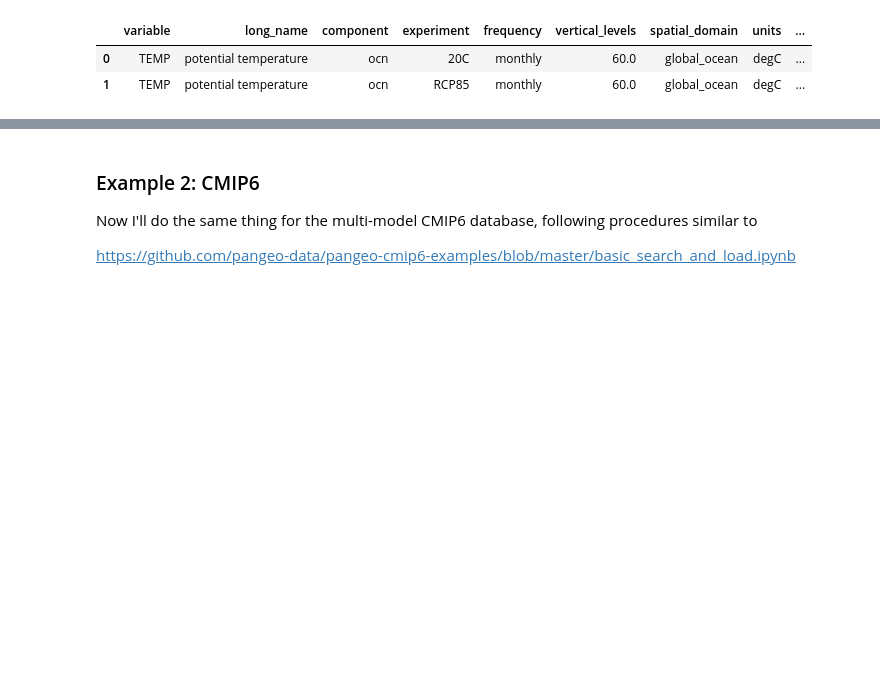
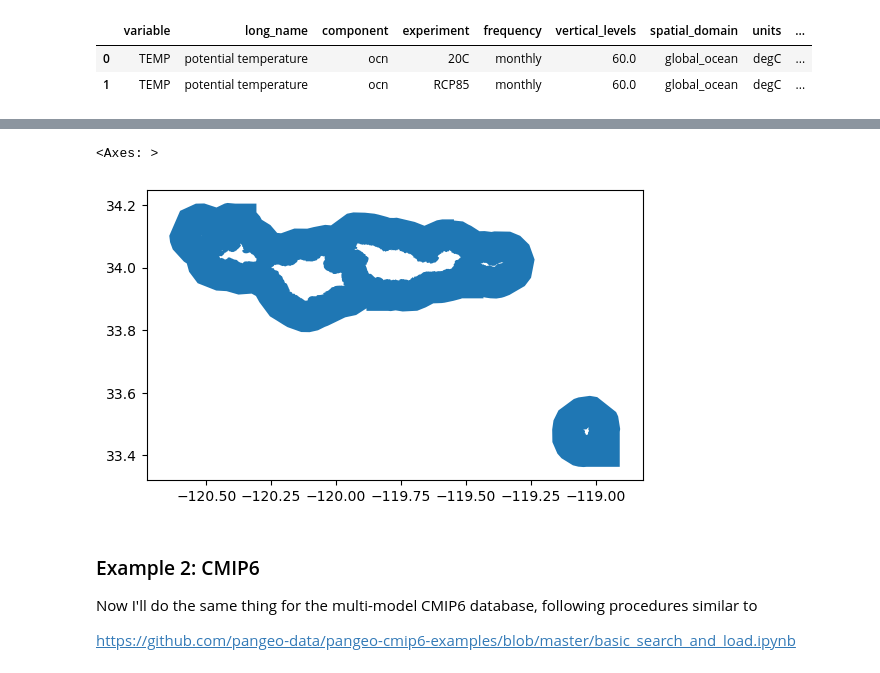
Before and after one commit to olleholt/toolkit, a Jupyter notebook: Diana-scratch-Patty-fiddling.ipynb, the cells around one changed output, grey strips where cells are left out. Cells and saved outputs as stored; diff of their text form; code cells hidden in the pictures; blank space fills up the shorter version.

```diff
--- a/Diana-scratch-Patty-fiddling.ipynb
+++ b/Diana-scratch-Patty-fiddling.ipynb
@@ -123,0 +233,10 @@ Attributes: (0)
+# %%
+cinms = 'cinms_py'
+
+# Read the shapefile
+cinms_shape = gpd.read_file(cinms)
+
+cinms_shape.plot()
+# %% [output]
+<Axes: >
+[figure, added]
```
Also changed, not shown: parts of 23 cells of this notebook.
